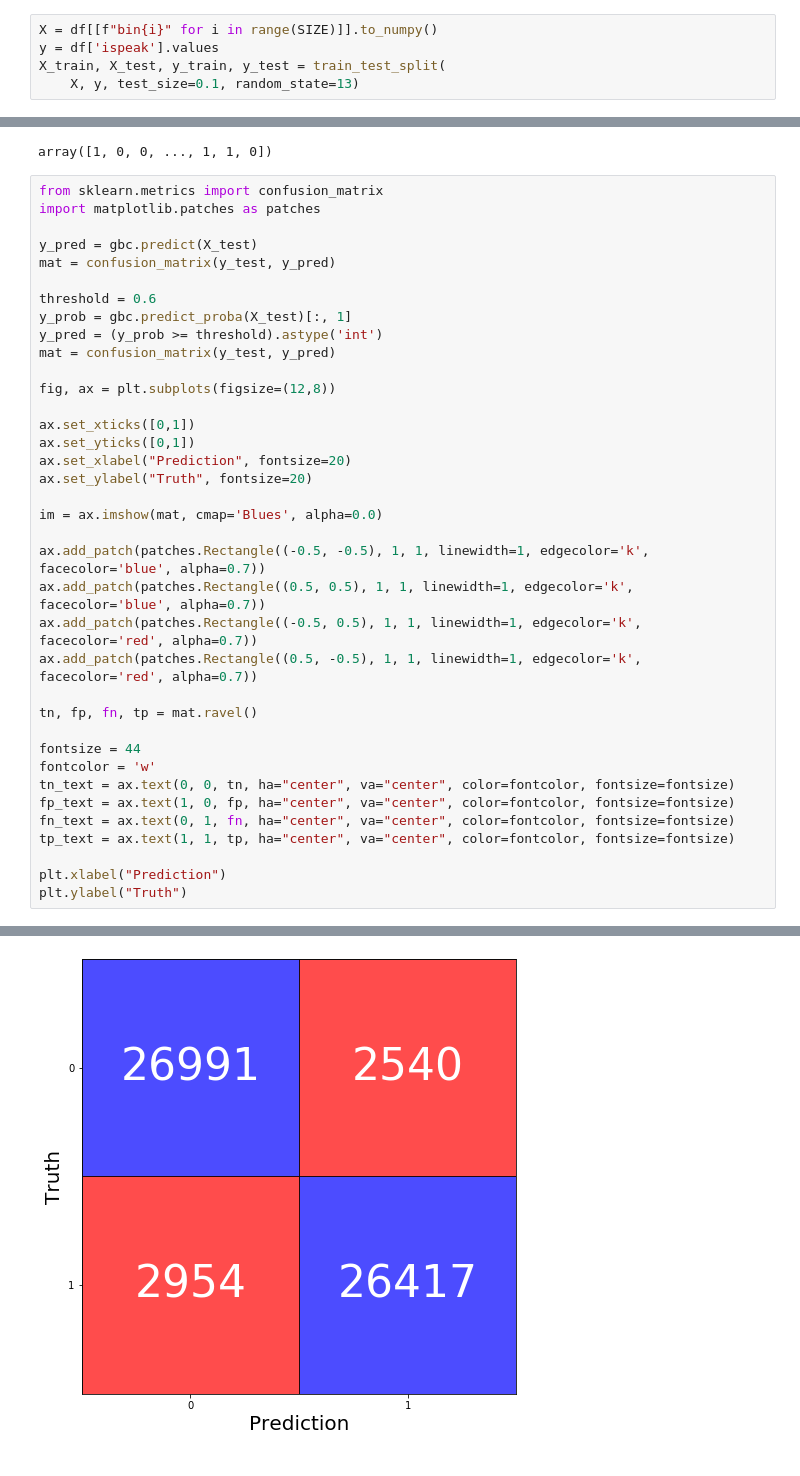
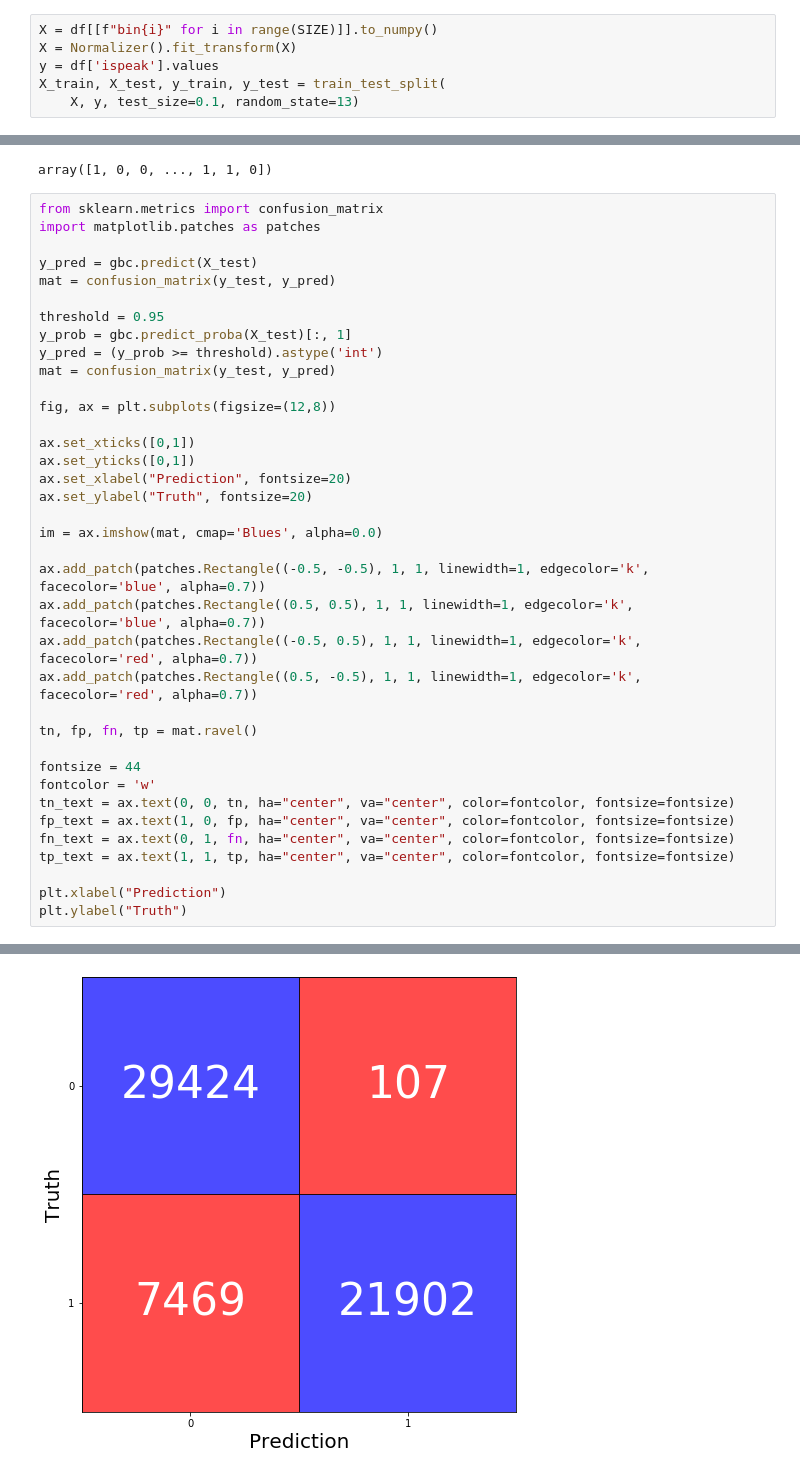
Before and after one commit to fispact/peakingduck, a Jupyter notebook: notebooks/binned_classification.ipynb, the cells around one changed output, grey strips where cells are left out. Cells and saved outputs as stored; diff of their text form.

```diff
--- a/notebooks/binned_classification.ipynb
+++ b/notebooks/binned_classification.ipynb
@@ -147,6 +120,7 @@ sns.scatterplot('x', 'y', data=plot_df2, hue='color', palette=['red','black'])
 [figure]
 # %%
 X = df[[f"bin{i}" for i in range(SIZE)]].to_numpy()
+X = Normalizer().fit_transform(X)
 y = df['ispeak'].values
 X_train, X_test, y_train, y_test = train_test_split(
     X, y, test_size=0.1, random_state=13)
@@ -197,39 +171,39 @@ import matplotlib.patches as patches
 y_pred = gbc.predict(X_test)
 mat = confusion_matrix(y_test, y_pred)
 
-threshold = 0.6
+threshold = 0.95
 y_prob = gbc.predict_proba(X_test)[:, 1]
 y_pred = (y_prob >= threshold).astype('int')
 mat = confusion_matrix(y_test, y_pred)
 
 fig, ax = plt.subplots(figsize=(12,8))
 
 ax.set_xticks([0,1])
 ax.set_yticks([0,1])
 ax.set_xlabel("Prediction", fontsize=20)
 ax.set_ylabel("Truth", fontsize=20)
 
 im = ax.imshow(mat, cmap='Blues', alpha=0.0)
 
 ax.add_patch(patches.Rectangle((-0.5, -0.5), 1, 1, linewidth=1, edgecolor='k', facecolor='blue', alpha=0.7))
 ax.add_patch(patches.Rectangle((0.5, 0.5), 1, 1, linewidth=1, edgecolor='k', facecolor='blue', alpha=0.7))
 ax.add_patch(patches.Rectangle((-0.5, 0.5), 1, 1, linewidth=1, edgecolor='k', facecolor='red', alpha=0.7))
 ax.add_patch(patches.Rectangle((0.5, -0.5), 1, 1, linewidth=1, edgecolor='k', facecolor='red', alpha=0.7))
 
 tn, fp, fn, tp = mat.ravel()
 
 fontsize = 44
 fontcolor = 'w'
 tn_text = ax.text(0, 0, tn, ha="center", va="center", color=fontcolor, fontsize=fontsize)
 fp_text = ax.text(1, 0, fp, ha="center", va="center", color=fontcolor, fontsize=fontsize)
 fn_text = ax.text(0, 1, fn, ha="center", va="center", color=fontcolor, fontsize=fontsize)
 tp_text = ax.text(1, 1, tp, ha="center", va="center", color=fontcolor, fontsize=fontsize)
 
 plt.xlabel("Prediction")
 plt.ylabel("Truth")
 # %% [output]
 Text(0, 0.5, 'Truth')
-[figure, old version]
+[figure, new version]
 # %%
 from sklearn.metrics import roc_curve, auc, classification_report
 
```
Also changed, not shown: parts of 11 cells of this notebook.
